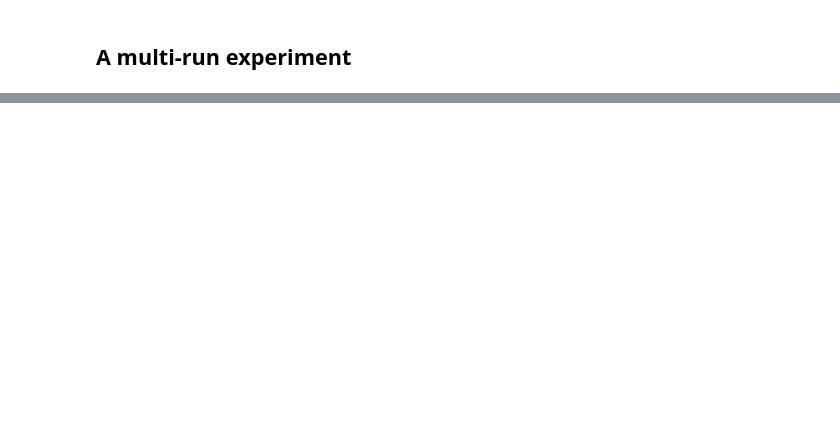
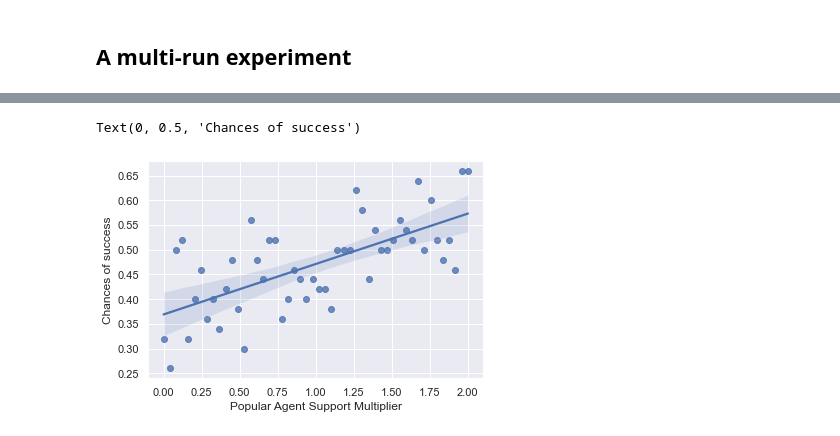
Before and after one commit to jofmi/ses_modeling_course, a Jupyter notebook: 05_Social_Support_ABM.ipynb, the cells around one changed output, grey strips where cells are left out. Saved outputs shown, nothing was run; the diff lists cells and outputs as text; code cells hidden in the pictures; blank space fills up the shorter version.

```diff
--- a/05_Social_Support_ABM.ipynb
+++ b/05_Social_Support_ABM.ipynb
@@ -149,0 +201,15 @@ ax.set_ylabel('Chances of success');
+# %%
+sample_parameters_smaller_window = {
+    "steps": 100,
+    "n_agents": 100,
+    "n_friends": 2,
+    "network_randomness": 0.5,
+    "initial_support": 0.5,
+    "popular_agent_support_multiplier": ap.Range(0, 2),
+    "random_encounters": 1,
+}
+sample_smaller_window = ap.Sample(sample_parameters_smaller_window, n=50)
+exp_smaller_window = ap.Experiment(SupportModel, sample_smaller_window, iterations=50)
+# add parallel processing as the experiments now all take longer. use half of available cores.
+cores_for_exp = int(os.cpu_count() / 2)
+results_smaller_window = exp_smaller_window.run(n_jobs=cores_for_exp, verbose=1)
@@ -149,0 +229,13 @@ ax.set_ylabel('Chances of success');
+# %%
+df = results_smaller_window.arrange_reporters()
+grouped_data = (
+    df[["popular_agent_support_multiplier", "success"]]
+    .groupby("popular_agent_support_multiplier")
+    .mean()
+)
+ax = sns.regplot(data=grouped_data, x=grouped_data.index, y="success")
+ax.set_xlabel("Popular Agent Support Multiplier")
+ax.set_ylabel("Chances of success")
+# %% [output]
+Text(0, 0.5, 'Chances of success')
+[figure, added]
```
Also changed, not shown: parts of 18 cells of this notebook.
